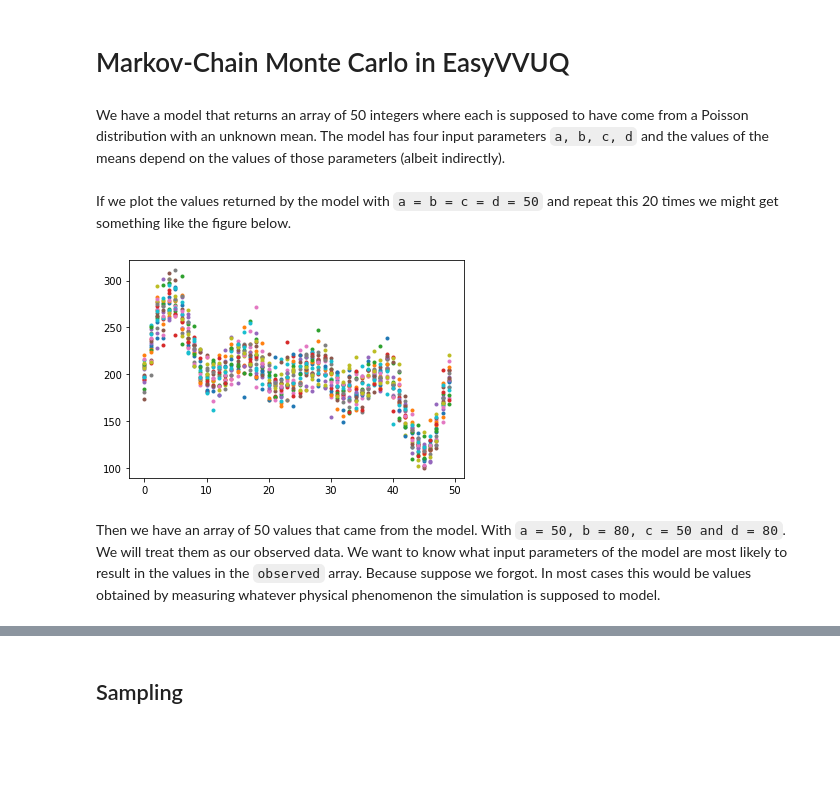
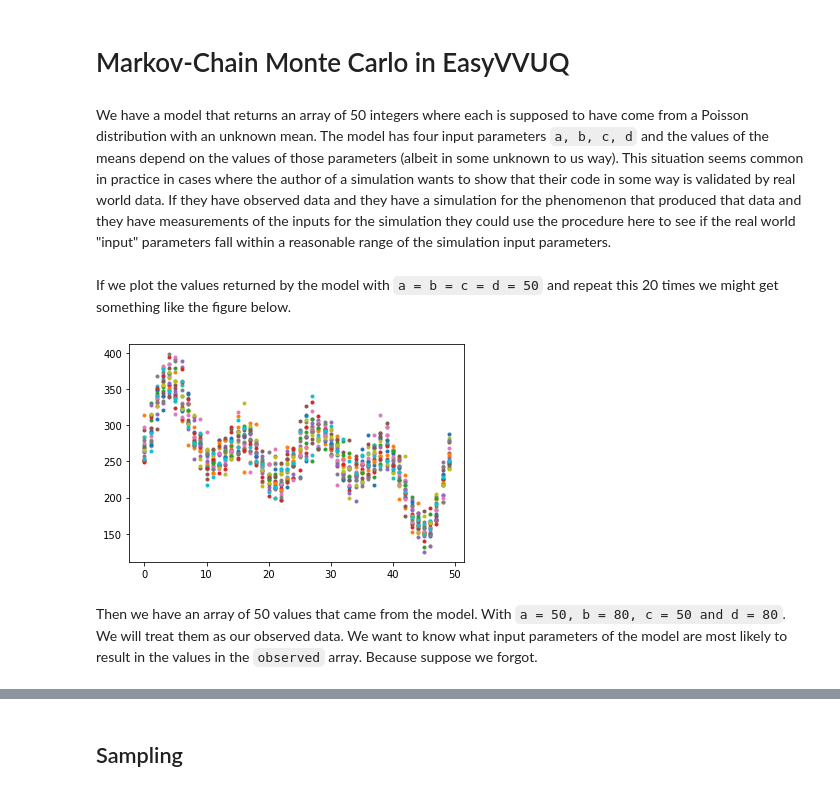
Before and after one commit to UCL-CCS/EasyVVUQ, a Jupyter notebook: tutorials/mcmc_tutorial.ipynb, the cells around one changed output, grey strips where cells are left out. Saved outputs shown, nothing was run; the diff lists cells and outputs as text; code cells hidden in the pictures; blank space fills up the shorter version.

````diff
--- a/tutorials/mcmc_tutorial.ipynb
+++ b/tutorials/mcmc_tutorial.ipynb
@@ -1,7 +1,8 @@
 # %% [markdown]
 # Markov-Chain Monte Carlo in EasyVVUQ
 # %% [markdown]
-We have a model that returns an array of 50 integers where each is supposed to have come from a Poisson distribution with an unknown mean. The model has four input parameters ```a, b, c, d``` and the values of the means depend on the values of those parameters (albeit indirectly).
+We have a model that returns an array of 50 integers where each is supposed to have come from a Poisson distribution with an unknown mean. The model has four input parameters ```a, b, c, d``` and the values of the means depend on the values of those parameters (albeit in some unknown to us way).
+    This situation seems common in practice in cases where the author of a simulation wants to show that their code in some way is validated by real world data. If they have observed data and they have a simulation for the phenomenon that produced that data and they have measurements of the inputs for the simulation they could use the procedure here to see if the real world "input" parameters fall within a reasonable range of the simulation input parameters.
 # %%
 import numpy as np
 def model(a, b, c, d):
@@ -20,11 +21,11 @@
 # %%
 import matplotlib.pyplot as plt
 for _ in range(20):
-    plt.plot(model(50, 50, 50, 50), '.')
+    plt.plot(model(50, 80, 50, 80), '.')
 # %% [output]
-[figure, old version]
+[figure, new version]
 # %% [markdown]
-Then we have an array of 50 values that came from the model. With ```a = 50, b = 80, c = 50 and d = 80```. We will treat them as our observed data. We want to know what input parameters of the model are most likely to result in the values in the ```observed``` array. Because suppose we forgot. In most cases this would be values obtained by measuring whatever physical phenomenon the simulation is supposed to model.
+Then we have an array of 50 values that came from the model. With ```a = 50, b = 80, c = 50 and d = 80```. We will treat them as our observed data. We want to know what input parameters of the model are most likely to result in the values in the ```observed``` array. Because suppose we forgot.
 # %%
 observed = np.array([248, 311, 344, 370, 375, 369, 302, 306, 285, 281, 258, 248, 254,
        273, 292, 268, 312, 269, 230, 244, 227, 219, 247, 233, 225, 238,
````
Also changed, not shown: parts of 4 cells of this notebook, 3 other files.
